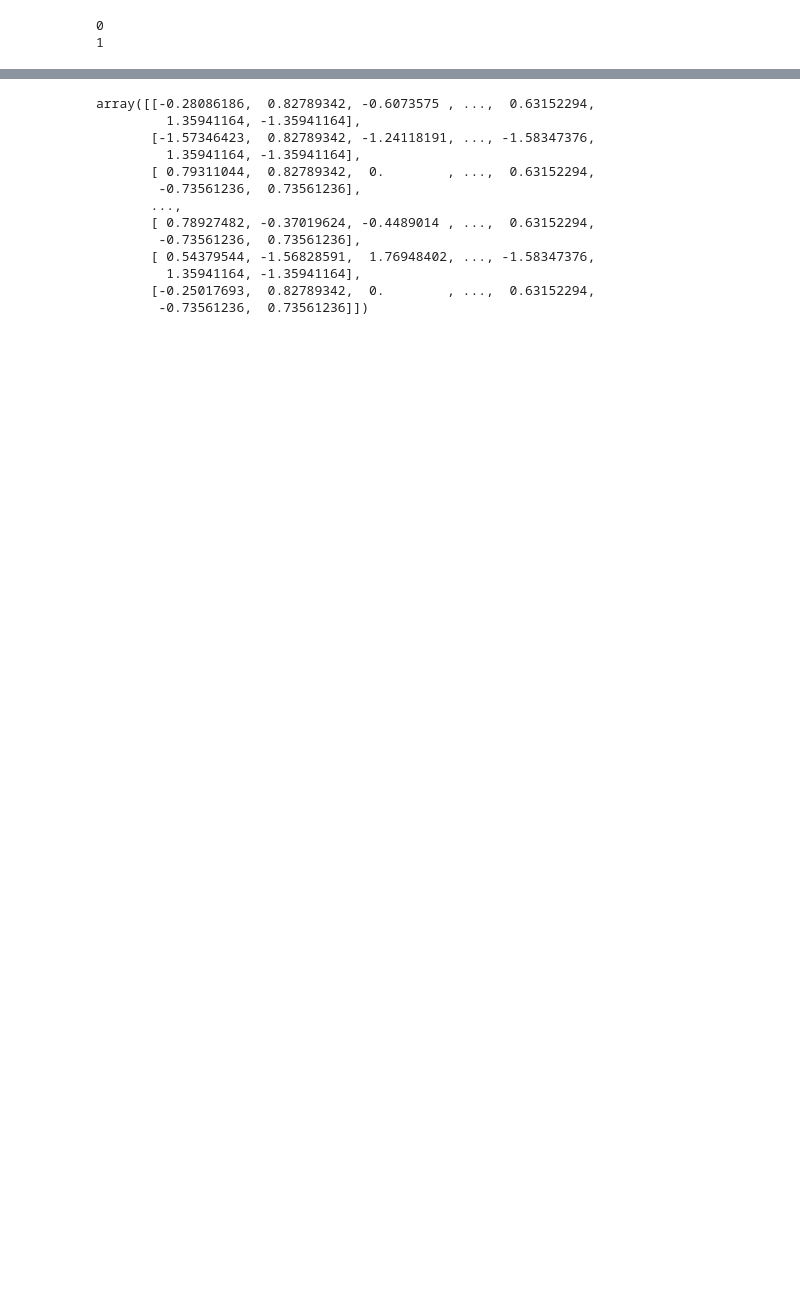
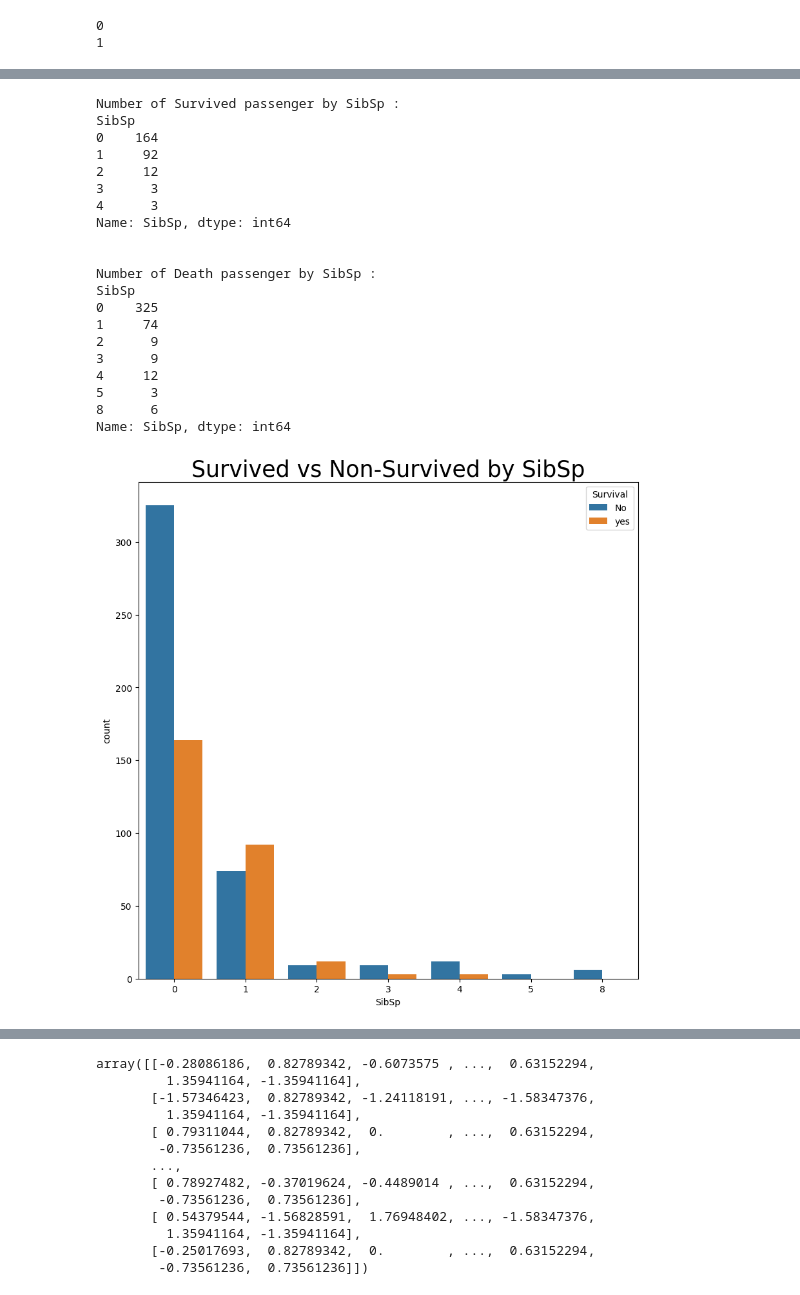
Before and after one commit to ushanShanilka/CI_Kaggle_Titanic_Competitions, a Jupyter notebook: titanic.ipynb, the cells around one changed output, grey strips where cells are left out. Drawn from its saved outputs; the diff is of its cells as text; code cells hidden in the pictures; blank space fills up the shorter version.

```diff
--- a/titanic.ipynb
+++ b/titanic.ipynb
@@ -212,0 +296,26 @@ memory usage: 72.3 KB
+# %%
+# Now check how many passengers (not)survived based on no of siblings/spouses the passenger had
+visualize_data('SibSp')
+print_survived_data_by_feature(strat_train_set,'SibSp')
+# %% [output]
+Number of Survived passenger by SibSp :
+SibSp
+0    164
+1     92
+2     12
+3      3
+4      3
+Name: SibSp, dtype: int64
+
+
+Number of Death passenger by SibSp :
+SibSp
+0    325
+1     74
+2      9
+3      9
+4     12
+5      3
+8      6
+Name: SibSp, dtype: int64
+[figure, added]
```
Also changed, not shown: parts of 25 cells of this notebook, 2 other files.
